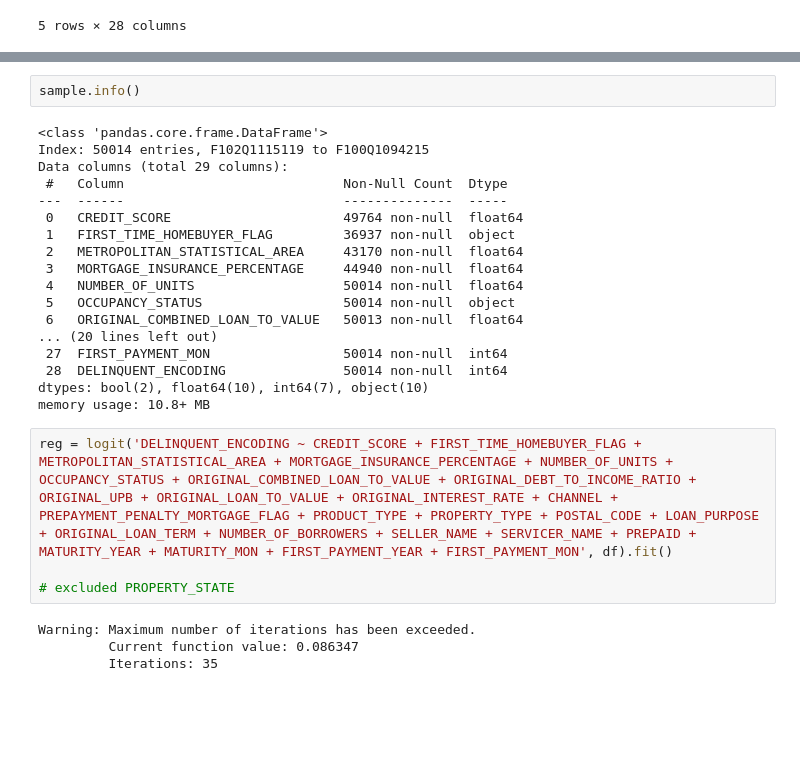
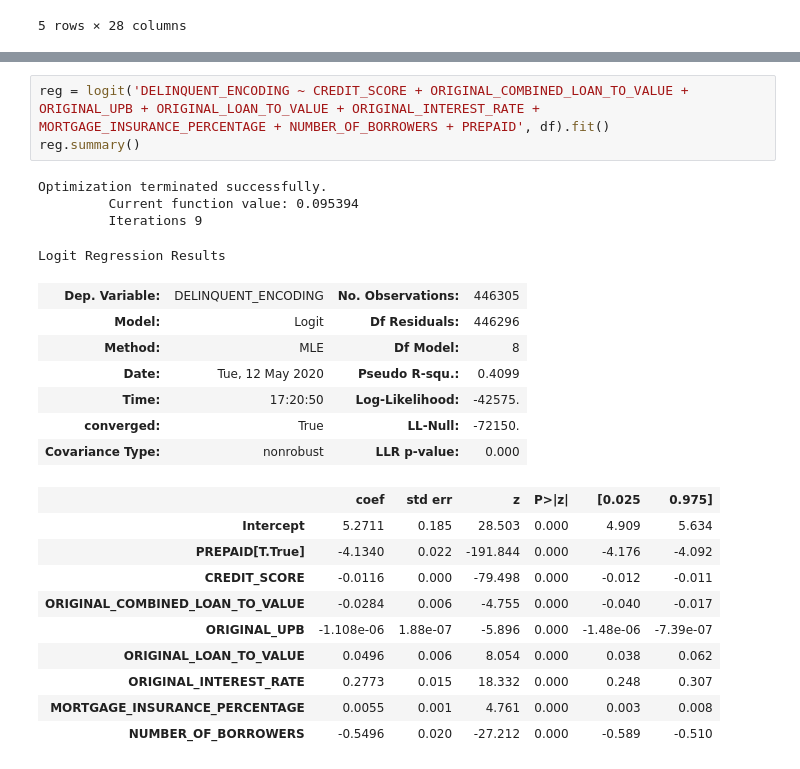
Before and after one commit to Rajashow/hippity-hoppity-your-data-is-my-property, a Jupyter notebook: hypothesis_testing.ipynb, the cells around one changed output, grey strips where cells are left out. Cells and saved outputs as stored; diff of their text form; blank space fills up the shorter version.

```diff
--- a/hypothesis_testing.ipynb
+++ b/hypothesis_testing.ipynb
@@ -44,28 +42,25 @@ sample.head()
-# %%
-sample.info()
-# %% [output]
-<class 'pandas.core.frame.DataFrame'>
-Index: 50014 entries, F102Q1115119 to F100Q1094215
-Data columns (total 29 columns):
- #   Column                            Non-Null Count  Dtype
----  ------                            --------------  -----
- 0   CREDIT_SCORE                      49764 non-null  float64
- 1   FIRST_TIME_HOMEBUYER_FLAG         36937 non-null  object
- 2   METROPOLITAN_STATISTICAL_AREA     43170 non-null  float64
- 3   MORTGAGE_INSURANCE_PERCENTAGE     44940 non-null  float64
- 4   NUMBER_OF_UNITS                   50014 non-null  float64
- 5   OCCUPANCY_STATUS                  50014 non-null  object
- 6   ORIGINAL_COMBINED_LOAN_TO_VALUE   50013 non-null  float64
-... (20 lines left out)
- 27  FIRST_PAYMENT_MON                 50014 non-null  int64
- 28  DELINQUENT_ENCODING               50014 non-null  int64
-dtypes: bool(2), float64(10), int64(7), object(10)
-memory usage: 10.8+ MB
 # %%
-reg = logit('DELINQUENT_ENCODING ~ CREDIT_SCORE + FIRST_TIME_HOMEBUYER_FLAG + METROPOLITAN_STATISTICAL_AREA + MORTGAGE_INSURANCE_PERCENTAGE + NUMBER_OF_UNITS + OCCUPANCY_STATUS + ORIGINAL_COMBINED_LOAN_TO_VALUE + ORIGINAL_DEBT_TO_INCOME_RATIO + ORIGINAL_UPB + ORIGINAL_LOAN_TO_VALUE + ORIGINAL_INTEREST_RATE + CHANNEL + PREPAYMENT_PENALTY_MORTGAGE_FLAG + PRODUCT_TYPE + PROPERTY_TYPE + POSTAL_CODE + LOAN_PURPOSE + ORIGINAL_LOAN_TERM + NUMBER_OF_BORROWERS + SELLER_NAME + SERVICER_NAME + PREPAID + MATURITY_YEAR + MATURITY_MON + FIRST_PAYMENT_YEAR + FIRST_PAYMENT_MON', df).fit()
-
-# excluded PROPERTY_STATE
+reg = logit('DELINQUENT_ENCODING ~ CREDIT_SCORE + ORIGINAL_COMBINED_LOAN_TO_VALUE + ORIGINAL_UPB + ORIGINAL_LOAN_TO_VALUE + ORIGINAL_INTEREST_RATE + MORTGAGE_INSURANCE_PERCENTAGE + NUMBER_OF_BORROWERS + PREPAID', df).fit()
+reg.summary()
 # %% [output]
-Warning: Maximum number of iterations has been exceeded.
-         Current function value: 0.086347
-         Iterations: 35
+Optimization terminated successfully.
+         Current function value: 0.095394
+         Iterations 9
+Logit Regression Results
+| Dep. Variable: | DELINQUENT_ENCODING | No. Observations: | 446305 |
+| Model: | Logit | Df Residuals: | 446296 |
+| Method: | MLE | Df Model: | 8 |
+| Date: | Tue, 12 May 2020 | Pseudo R-squ.: | 0.4099 |
+| Time: | 17:20:50 | Log-Likelihood: | -42575. |
+| converged: | True | LL-Null: | -72150. |
+| Covariance Type: | nonrobust | LLR p-value: | 0.000 |
+|  | coef | std err | z | P>|z| | [0.025 | 0.975] |
+| Intercept | 5.2711 | 0.185 | 28.503 | 0.000 | 4.909 | 5.634 |
+| PREPAID[T.True] | -4.1340 | 0.022 | -191.844 | 0.000 | -4.176 | -4.092 |
+| CREDIT_SCORE | -0.0116 | 0.000 | -79.498 | 0.000 | -0.012 | -0.011 |
+| ORIGINAL_COMBINED_LOAN_TO_VALUE | -0.0284 | 0.006 | -4.755 | 0.000 | -0.040 | -0.017 |
+| ORIGINAL_UPB | -1.108e-06 | 1.88e-07 | -5.896 | 0.000 | -1.48e-06 | -7.39e-07 |
+| ORIGINAL_LOAN_TO_VALUE | 0.0496 | 0.006 | 8.054 | 0.000 | 0.038 | 0.062 |
+| ORIGINAL_INTEREST_RATE | 0.2773 | 0.015 | 18.332 | 0.000 | 0.248 | 0.307 |
+| MORTGAGE_INSURANCE_PERCENTAGE | 0.0055 | 0.001 | 4.761 | 0.000 | 0.003 | 0.008 |
+| NUMBER_OF_BORROWERS | -0.5496 | 0.020 | -27.212 | 0.000 | -0.589 | -0.510 |
```
Also changed, not shown: parts of 5 cells of this notebook.
